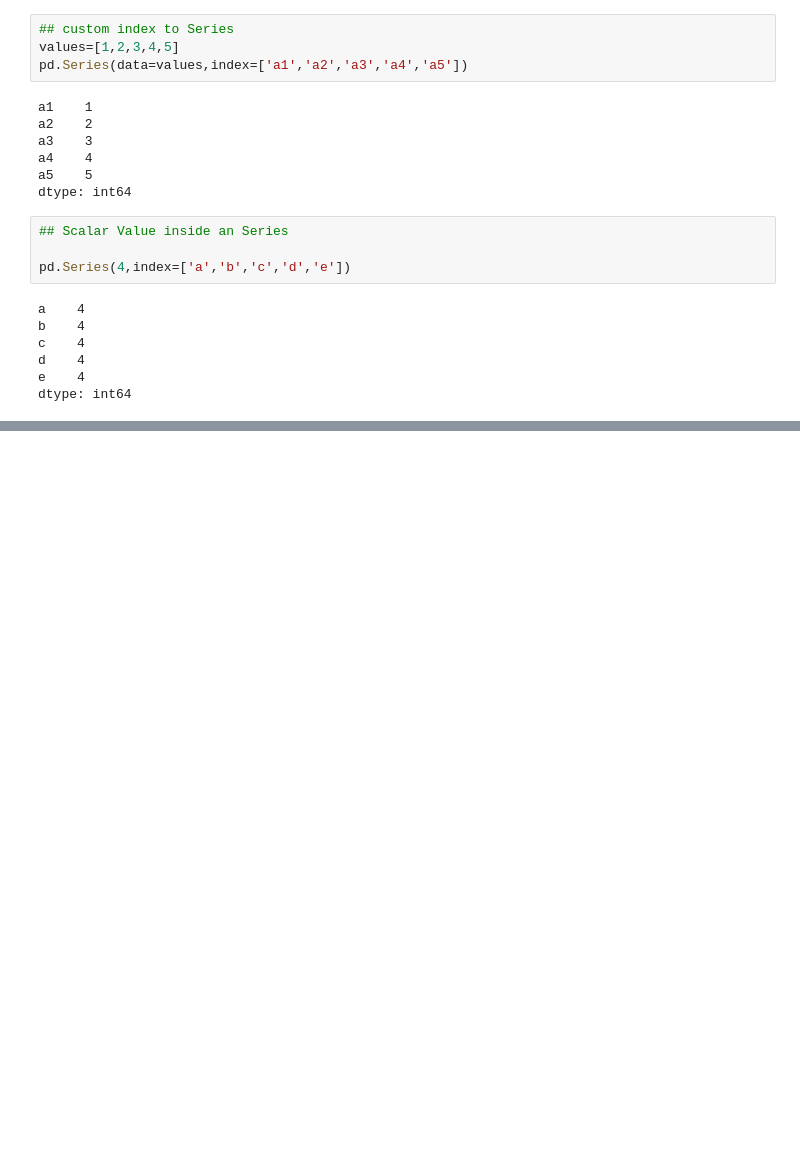
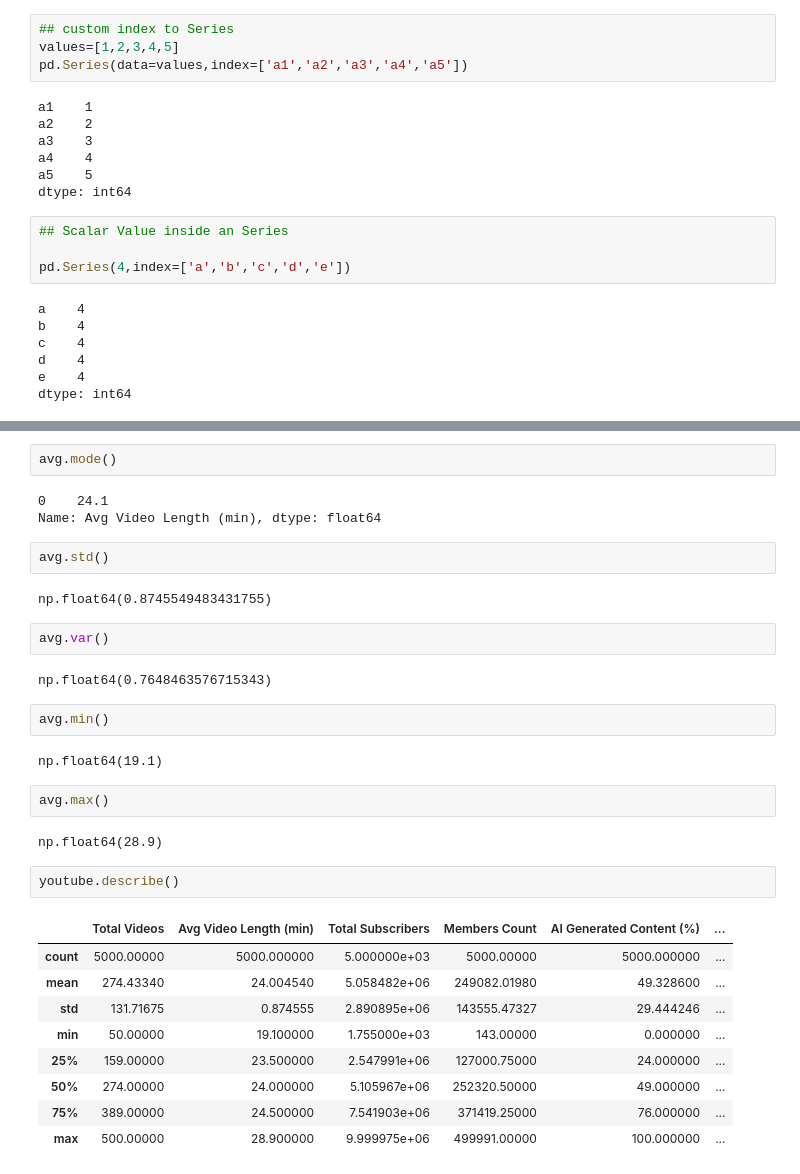
Before and after one commit to AbhishekKumarVerma2356/Python_Pandas, a Jupyter notebook: Series.ipynb, the cells around one changed output, grey strips where cells are left out. Saved outputs shown, nothing was run; the diff lists cells and outputs as text; blank space fills up the shorter version.

```diff
--- a/Series.ipynb
+++ b/Series.ipynb
@@ -157,0 +371,33 @@ dtype: int64
+# %%
+avg.mode()
+# %% [output]
+0    24.1
+Name: Avg Video Length (min), dtype: float64
+# %%
+avg.std()
+# %% [output]
+np.float64(0.8745549483431755)
+# %%
+avg.var()
+# %% [output]
+np.float64(0.7648463576715343)
+# %%
+avg.min()
+# %% [output]
+np.float64(19.1)
+# %%
+avg.max()
+# %% [output]
+np.float64(28.9)
+# %%
+youtube.describe()
+# %% [output]
+|  | Total Videos | Avg Video Length (min) | Total Subscribers | Members Count | AI Generated Content (%) | ... |
+| count | 5000.00000 | 5000.000000 | 5.000000e+03 | 5000.00000 | 5000.000000 | ... |
+| mean | 274.43340 | 24.004540 | 5.058482e+06 | 249082.01980 | 49.328600 | ... |
+| std | 131.71675 | 0.874555 | 2.890895e+06 | 143555.47327 | 29.444246 | ... |
+| min | 50.00000 | 19.100000 | 1.755000e+03 | 143.00000 | 0.000000 | ... |
+| 25% | 159.00000 | 23.500000 | 2.547991e+06 | 127000.75000 | 24.000000 | ... |
+| 50% | 274.00000 | 24.000000 | 5.105967e+06 | 252320.50000 | 49.000000 | ... |
+| 75% | 389.00000 | 24.500000 | 7.541903e+06 | 371419.25000 | 76.000000 | ... |
+| max | 500.00000 | 28.900000 | 9.999975e+06 | 499991.00000 | 100.000000 | ... |
```
Also changed, not shown: parts of 43 cells of this notebook, 2 other files.
